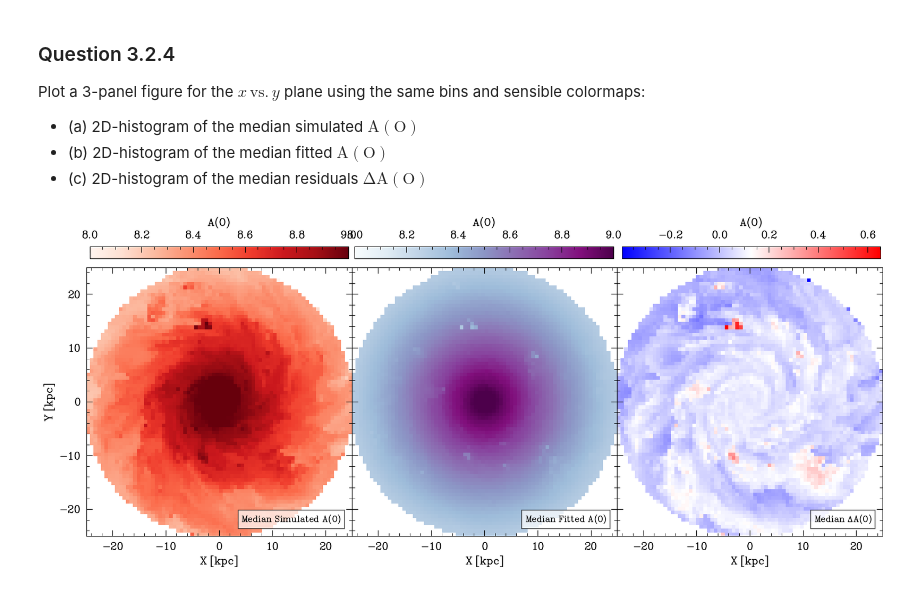
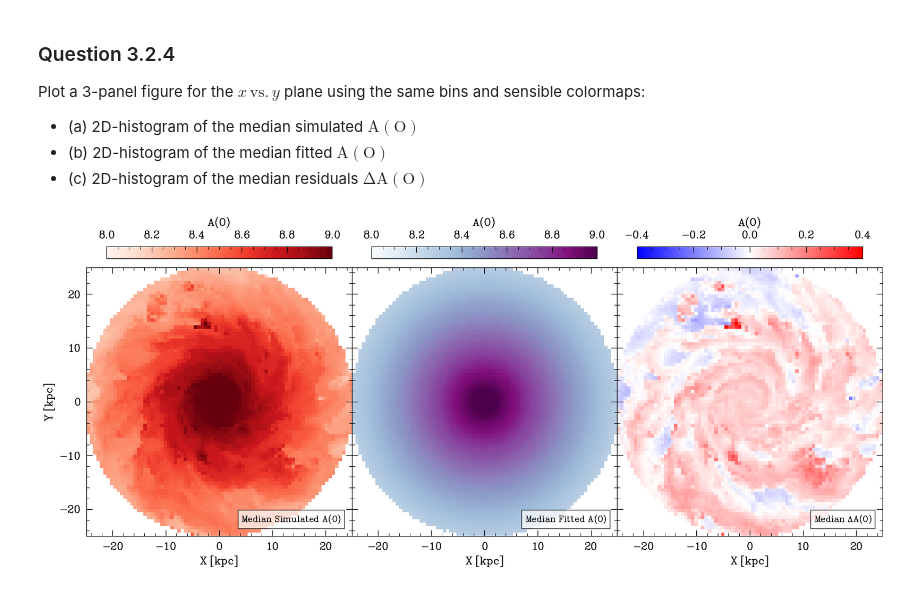
Before and after one commit to Pat-OC/astr_4004_a3, a Jupyter notebook: a3_q2_notebook.ipynb, the cells around one changed output. Drawn from its saved outputs; the diff is of its cells as text; code cells hidden in the pictures.

Commit message:
finished questions 2 & 3, all plots saved

```diff
--- a/a3_q2_notebook.ipynb
+++ b/a3_q2_notebook.ipynb
@@ -0,0 +84,9 @@
+# %%
+bad_2mass = []
+
+for i in range(len(gaiadr3_match['SOURCE_ID'])):
+    row = gaiadr3_match[i]
+    if row['ph_qual'] != 'AAA':
+        bad_2mass.append(row)
+
+print(f"The number of stars with bad 2MASS photometry = {len(bad_2mass)}.")
@@ -0,0 +97,9 @@
+# %%
+bad_parallax = []
+
+for i in range(len(gaiadr3_match['SOURCE_ID'])):
+    row = gaiadr3_match[i]
+    if row['parallax'] < 0:
+        bad_parallax.append(row)
+
+print(f"The number of stars with bad parallaxes = {len(bad_parallax)}.")
@@ -74,7 +201,7 @@ Use a $\verb|python|$ fitting tool to fit a linear function to the data, reporti
 " ---------------- Q3.2.1 PLOTTING THE DATA ---------------- "
 
 # compute Rgal
-R_gal = np.sqrt(xarr**2 + yarr**2 + zarr**2)
+R_gal = np.sqrt(xarr**2 + yarr**2) # define the radius in cylindrical coordinates
 
 ## make the plot for 3.2.1
 fig = plt.figure(figsize=(6, 7))
@@ -242,5 +360,6 @@ median_fit_AO = median2d(xarr, yarr, projected_fit_AO, bins_x, bins_y)
 median_residuals = median_sim_AO - median_fit_AO
 # %%
+
 # create a 3 panel
 fig, axs = plt.subplots(1,3, figsize=(14, 5), sharey=True)
 
@@ -257,13 +376,14 @@ axs[0].set_xlabel('X [kpc]')
 axs[0].set_ylabel('Y [kpc]')
 
 # add a colour bar above the plot
-cax1 = fig.add_axes([0.0545, 1.03, 0.3085, 0.04])
+cax1 = fig.add_axes([0.0745, 1.03, 0.269, 0.04])
 cbar1 = fig.colorbar(im1, cax=cax1, orientation='horizontal')
 cbar1.set_label('A(O)', labelpad=-50)
 cbar1.ax.xaxis.set_label_position('bottom')
 
 cbar1.ax.xaxis.set_ticks_position('top')
 cbar1.ax.xaxis.set_tick_params(labeltop=True)
+
 
 ## (b) median simualted A(O)
 im2 = axs[1].imshow(median_fit_AO, origin='lower', aspect='auto', extent=[bins_x[0], bins_x[-1], bins_y[0], bins_y[-1]], cmap='BuPu',  vmin=8, vmax=9)
@@ -274,37 +394,37 @@ axs[1].text(0.96, 0.04, 'Median Fitted $\mathrm{A(O)}$', transform=axs[1].transA
 
 axs[1].set_xlabel('X [kpc]')
 
 
 # add a colour bar above the plot
-cax2 = fig.add_axes([0.062 +  0.3085, 1.03, 0.3085, 0.04])
+cax2 = fig.add_axes([0.08 +  0.3105, 1.03, 0.269, 0.04])
 cbar2 = fig.colorbar(im2, cax=cax2, orientation='horizontal')
 cbar2.set_label('A(O)', labelpad=-50)
 cbar2.ax.xaxis.set_label_position('bottom')
 
 cbar2.ax.xaxis.set_ticks_position('top')
 cbar2.ax.xaxis.set_tick_params(labeltop=True)
 
+
 # (c) 2D-histogram of the median residuals ∆A(O)
-im3 = axs[2].imshow(median_residuals, origin='lower', aspect='auto', extent=[bins_x[0], bins_x[-1], bins_y[0], bins_y[-1]], cmap='bwr')
+im3 = axs[2].imshow(median_residuals, origin='lower', aspect='auto', extent=[bins_x[0], bins_x[-1], bins_y[0], bins_y[-1]],
+                    cmap='bwr', vmin=-0.4, vmax=0.4) # set the vmin and vmax so the residual colour map diverges from 0.0
 
 axs[2].text(0.96, 0.04, 'Median $\Delta\mathrm{A(O)}$', transform=axs[2].transAxes,
             fontsize=12, ha='right', va='bottom', bbox=dict(facecolor='white', alpha=0.7))
 
 axs[2].set_xlabel('X [kpc]')
 
 # add a colour bar above the plot
-cax3 = fig.add_axes([0.062 +  0.627, 1.03, 0.3085, 0.04])
+cax3 = fig.add_axes([0.080 +  0.627, 1.03, 0.269, 0.04])
 cbar3 = fig.colorbar(im3, cax=cax3, orientation='horizontal')
 cbar3.set_label('A(O)', labelpad=-50)
 cbar3.ax.xaxis.set_label_position('bottom')
-
 cbar3.ax.xaxis.set_ticks_position('top')
 cbar3.ax.xaxis.set_tick_params(labeltop=True)
 
 
-# adjust layout to avoid overlap
 plt.tight_layout(pad=0)
 
-plt.savefig(os.path.join(fig_dir_q3,f'q324_3_panel_2d_hist.pdf'))
+plt.savefig(os.path.join(fig_dir_q3,f'q324_3_panel_2d_hist.pdf'), dpi=500)
 # %% [output]
-[figure, old version]
+[figure, new version]
```
Also changed, not shown: parts of 25 cells of this notebook, 10 other files.
